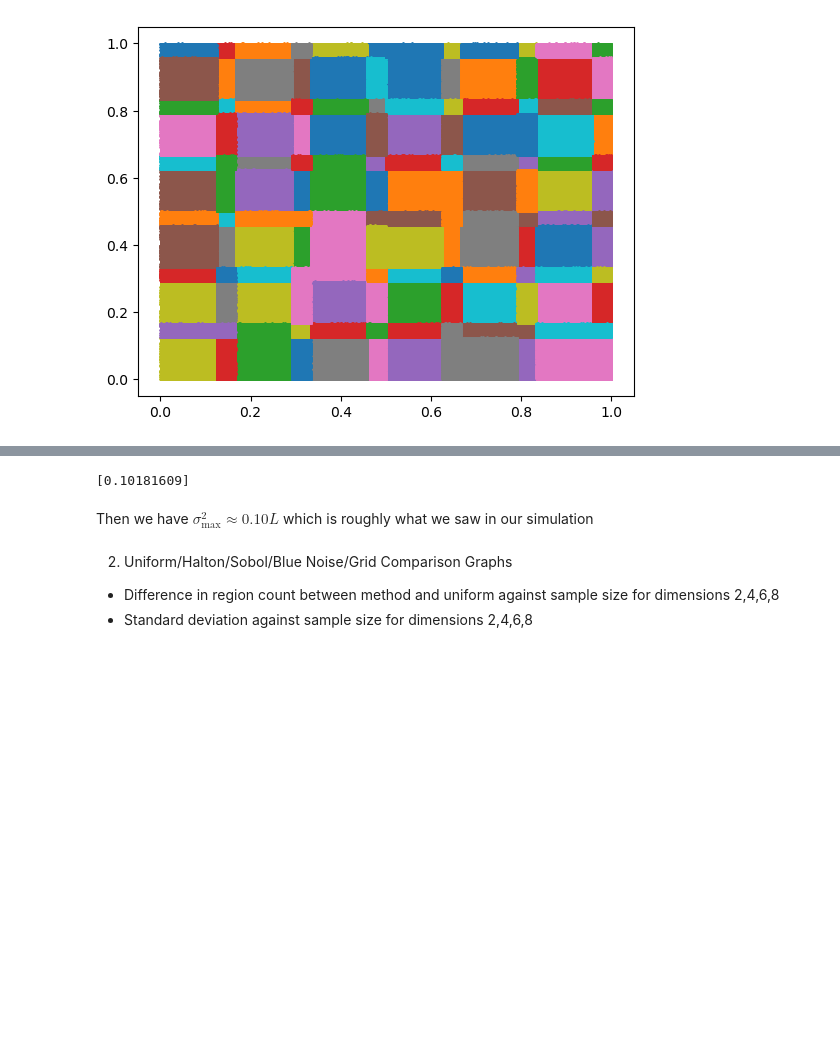
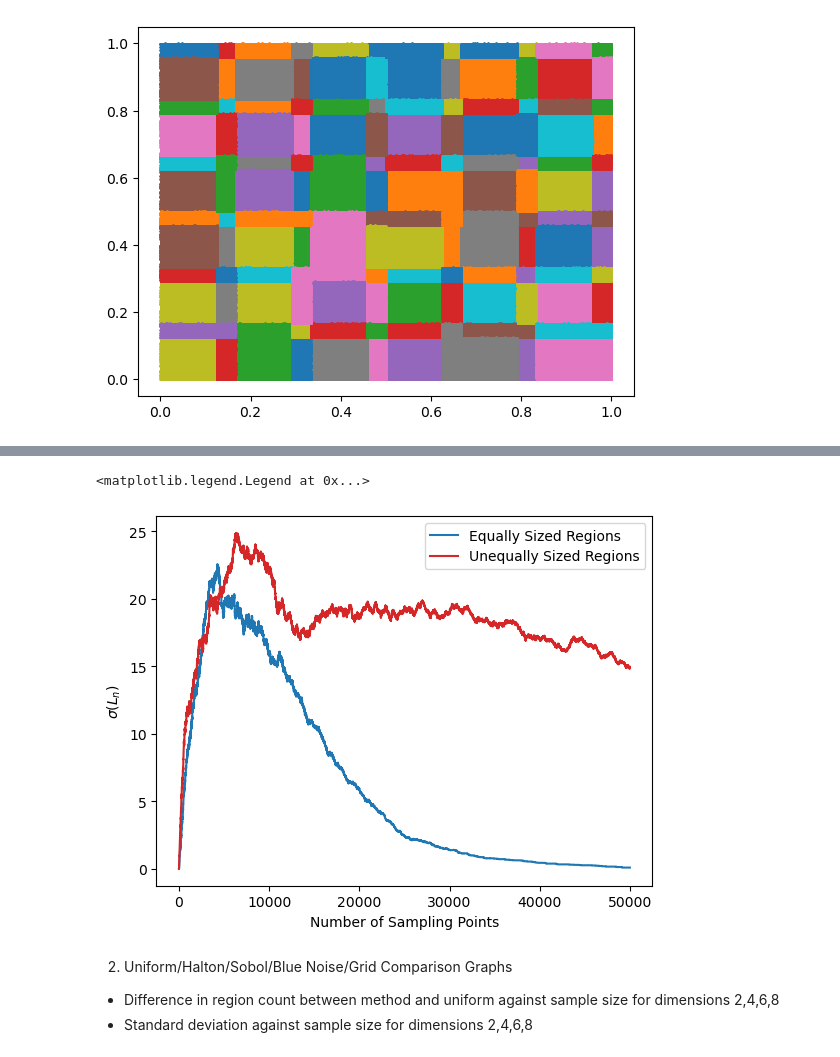
Before and after one commit to Gautam-Chauhan/MSc-Thesis, a Jupyter notebook: scenario_2.ipynb, the cells around one changed output, grey strips where cells are left out. Drawn from its saved outputs; the diff is of its cells as text; code cells hidden in the pictures; blank space fills up the shorter version.

Commit message:
Added a new investigation where the low-discrepancy sequences have the best convergence rate, which will be included in the final report

```diff
--- a/scenario_2.ipynb
+++ b/scenario_2.ipynb
@@ -894,9 +774,13 @@ constant = x/(1+2*x)**2
-# %%
-print(constant)
-# %% [output]
-[0.10181609]
-# %% [markdown]
-Then we have $\sigma^2_{\max} \approx 0.10L$ which is roughly what we saw in our simulation
+# %%
+x = np.arange(50000)
+plt.plot(x,np.sqrt(uniform_variances_prev[4,:50000]),label="Equally Sized Regions")
+plt.plot(x,np.sqrt(uniform_variances[4,:50000]),label="Unequally Sized Regions",color="tab:red")
+plt.xlabel("Number of Sampling Points")
+plt.ylabel(r"$\sigma(L_n)$")
+plt.legend()
+# %% [output]
+<matplotlib.legend.Legend at 0x...>
+[figure, added]
 # %% [markdown]
 2. Uniform/Halton/Sobol/Blue Noise/Grid Comparison Graphs
 
```
Also changed, not shown: parts of 128 cells of this notebook.
